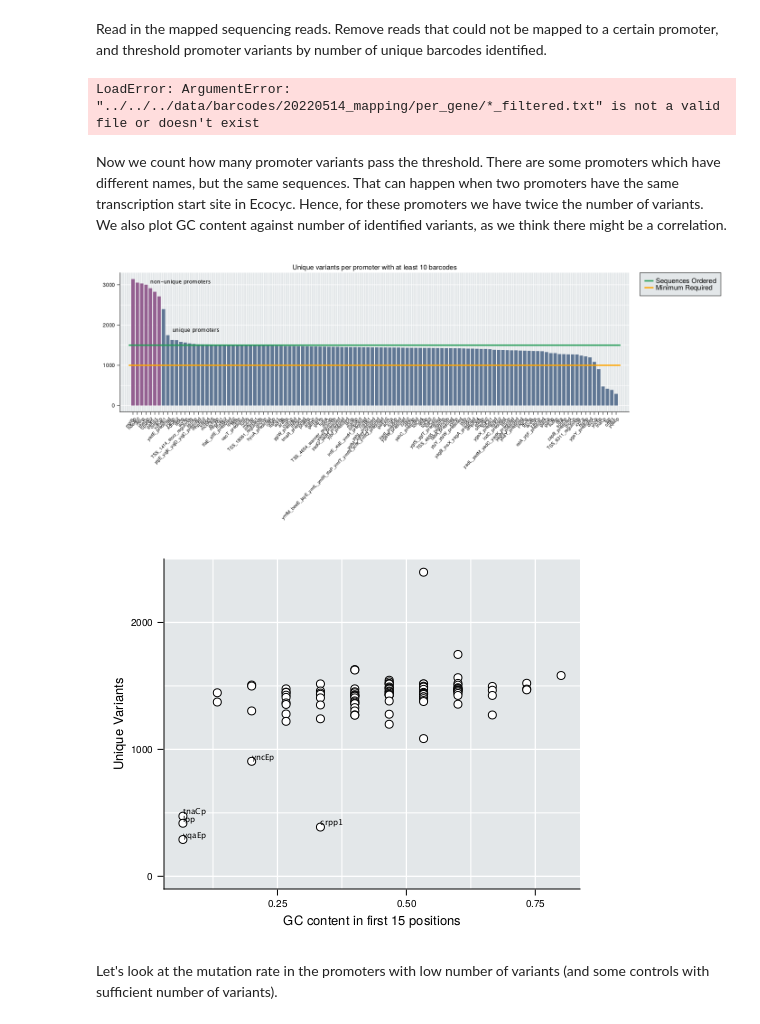
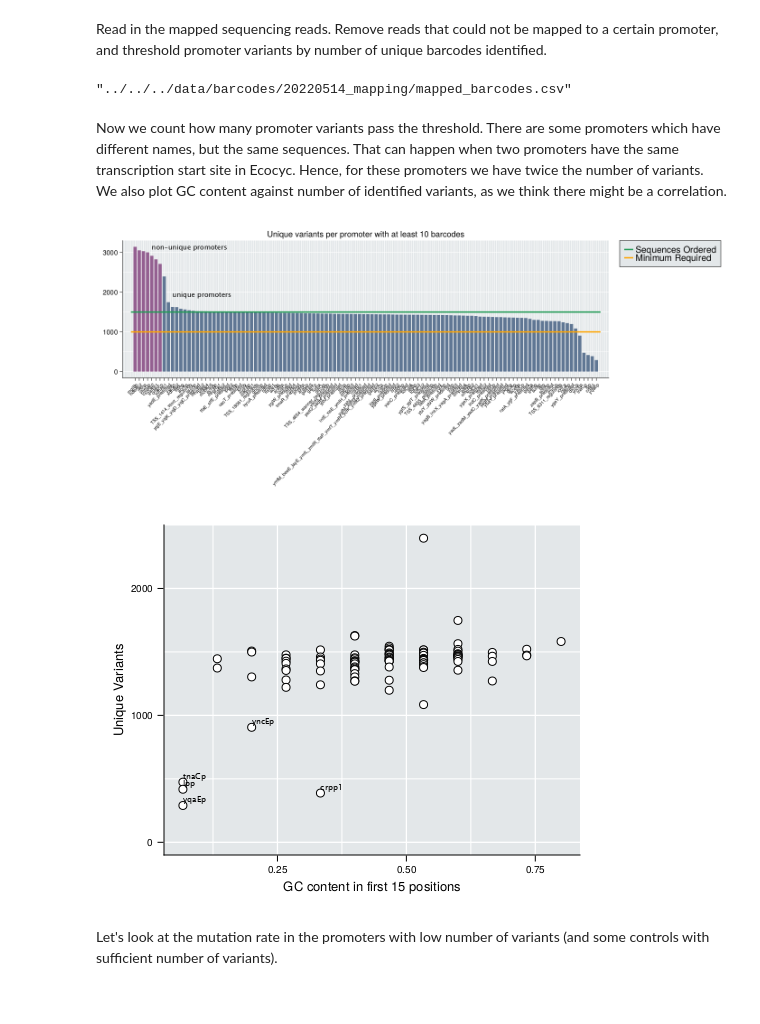
Before and after one commit to RPGroup-PBoC/Reg-Seq-2, a Jupyter notebook: code/processing/20220514_mapping/mapping_aligned_promoters.ipynb, the cells around one changed output. Drawn from its saved outputs; the diff is of its cells as text; code cells hidden in the pictures.

```diff
--- a/code/processing/20220514_mapping/mapping_aligned_promoters.ipynb
+++ b/code/processing/20220514_mapping/mapping_aligned_promoters.ipynb
@@ -60,15 +57,30 @@ df_wt = df_seqs[1:1501:119*1501, :]
 | ⋮ | ⋮ | ⋮ |
 # %% [markdown]
 Read in the mapped sequencing reads. Remove reads that could not be mapped to a certain promoter, and threshold promoter variants by number of unique barcodes identified.
+# %%
+df = DataFrame()
+for (root, dirs, files) in walkdir("../../../data/barcodes/20220514_mapping/100_per_gene_filtered/")
+    for file in files
+        if split(file, '.')[end] == "txt"
+            name = join(split(file, '_')[1:end-2], '_')
+            if name != "*"
+                _df = CSV.read(
+                    joinpath(root, file),
+                        DataFrame,
+                        types=Dict(
+                            "name" => String,
+                        )
+                    )
+                append!(
+                    df,
+                    _df
+                )
+            end
+        end
+    end
+end
 # %%
 # Import data file
-df = CSV.read(
-    "../../../data/barcodes/20220514_mapping/per_gene/*_filtered.txt",
-    DataFrame,
-    header=[:promoter, :barcode, :count, :name]
-)
-
-# Filter out unmapped sequences
 df = df[df.name .!= "*", :]
 
 # Count unique barcodes per promoter variant
@@ -76,8 +88,10 @@ df_bc = combine(groupby(df, [:promoter, :name]), nrow)[:, [:nrow, :name, :promot
 
 # Filter at 10 barcodes per variant
 insertcols!(df_bc, 1, :thresh => map(x -> x > 9, df_bc.nrow))
+df_bc.name |> unique
+CSV.write("../../../data/barcodes/20220514_mapping/mapped_barcodes.csv", df)
 # %% [output]
-LoadError: ArgumentError: "../../../data/barcodes/20220514_mapping/per_gene/*_filtered.txt" is not a valid file or doesn't exist
+"../../../data/barcodes/20220514_mapping/mapped_barcodes.csv"
 # %% [markdown]
 Now we count how many promoter variants pass the threshold. There are some promoters which have different names, but the same sequences. That can happen when two promoters have the same transcription start site in Ecocyc. Hence, for these promoters we have twice the number of variants. We also plot GC content against number of identified variants, as we think there might be a correlation.
 # %%
@@ -118,9 +132,9 @@ barplot!(
 # =Label plot
 ax.xticks = (1:nrow(df_unique), df_unique.name)
 ax.xticklabelrotation = pi/4
-ax.yticklabelsize = 12
+ax.yticklabelsize = 15
 ax.title = "Unique variants per promoter with at least 10 barcodes"
-ax.titlesize=15
+ax.titlesize = 18
 xlims!(-2, nrow(df_unique)+3)
 
 maxi = lines!(
@@ -144,14 +158,14 @@ Legend(
     [maxi, mini],
     ["Sequences Ordered", "Minimum Required"],
     valign = :top,
-    labelsize=15
+    labelsize=20
 )
 
 text!(
     ax,
     "non-unique promoters",
     position=(5, 3000),
-    textsize=12,
+    textsize=15,
     font="Lucida Sans"
     )
 
@@ -159,11 +173,11 @@ text!(
     ax,
     "unique promoters",
     position=(10, 1800),
-    textsize=12,
+    textsize=15,
     font="Lucida Sans"
     )
 
-save("../../../figures/unique_bc_prom.pdf", fig)
+#save("../../../figures/unique_bc_prom.pdf", fig)
 display(fig)
 
 # Number of positions to check for gc content
@@ -183,35 +197,35 @@ insertcols!(
 fig = Figure(resolution=(500, 400))
 ax = Axis(fig[1, 1])
 
 scatter!(
     ax,
     df_unique.gc_content,
     df_unique.promoter_num_unique,
     markersize=8,
     color="white",
     strokewidth=1,
     strokecolor="black"
     )
 
 ax.ylabel = "Unique Variants"
 ax.xlabel = "GC content in first $(gc_l) positions"
 ylims!(ax, -100, 2500)
 
 for i in 1:nrow(df_unique)
     if df_unique[i, :promoter_num_unique] < 1000
         text!(
             ax,
             df_unique[i, :name],
             position=(df_unique[i, :gc_content], df_unique[i, :promoter_num_unique]),
             textsize=8,
             font="Lucida Sans"
             )
     end
 end
-save("../../../figures/gc_content_first_15.pdf", fig)
+#save("../../../figures/gc_content_first_15.pdf", fig)
 display(fig)
 # %% [output]
-[figure, old version]
+[figure, new version]
 [figure]
 # %% [markdown]
 Let's look at the mutation rate in the promoters with low number of variants (and some controls with sufficient number of variants).
```
Also changed, not shown: parts of 17 cells of this notebook, 14 other files.
